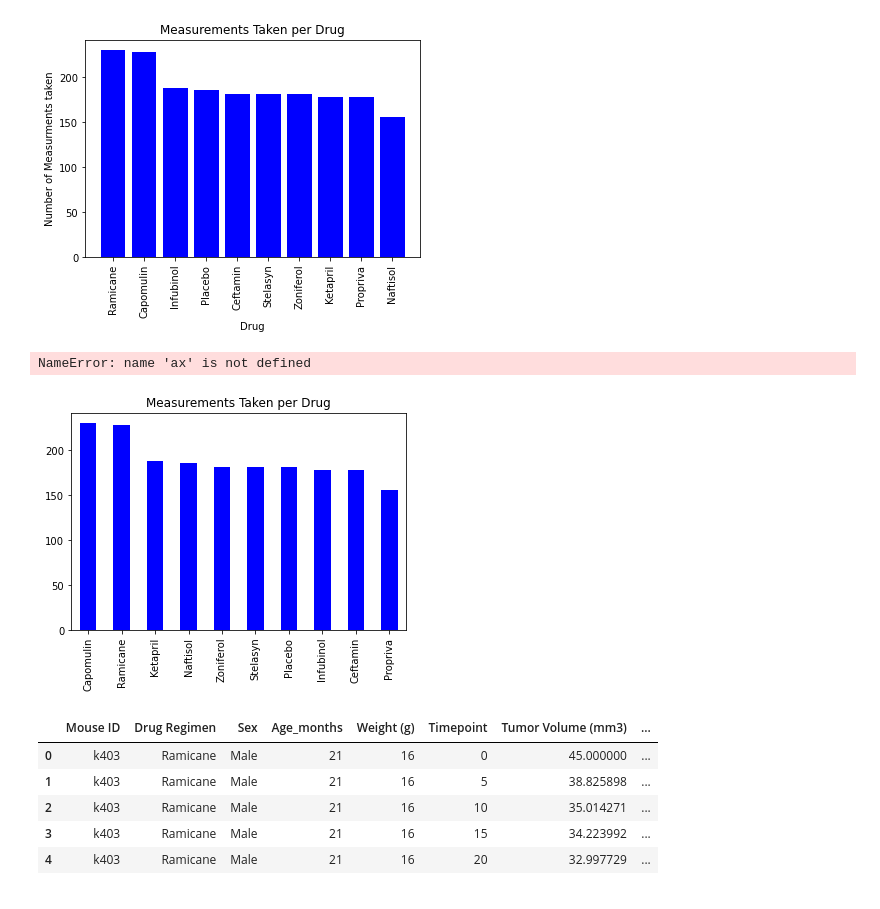
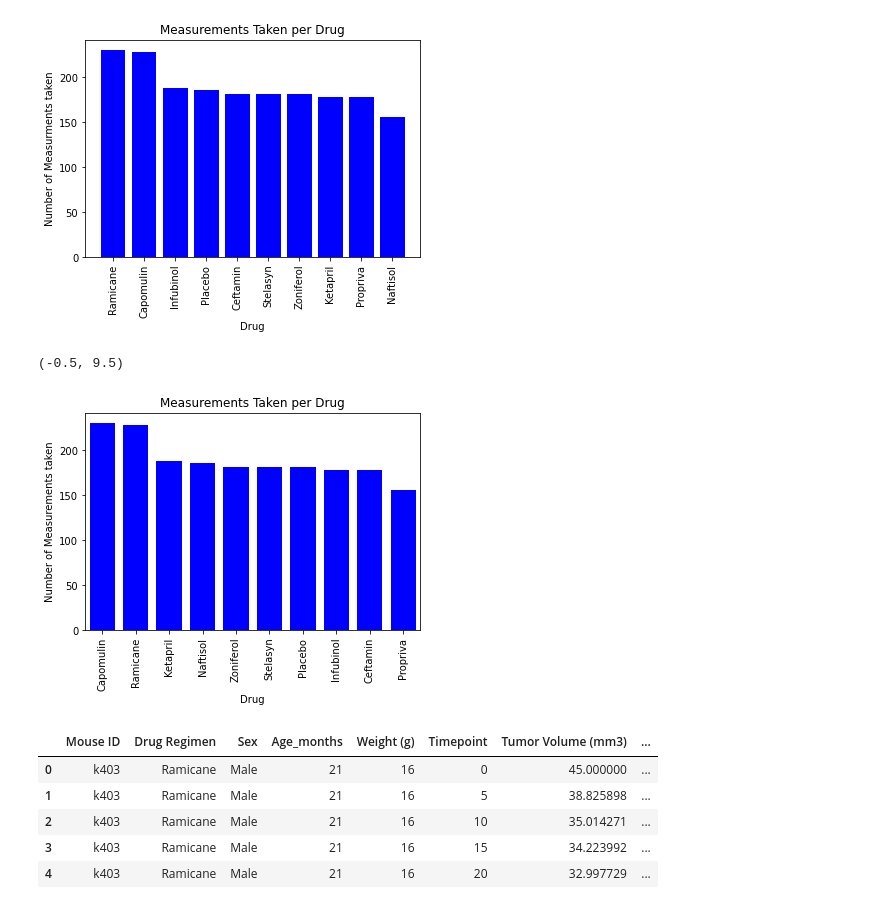
Before and after one commit to mattinglyjen/Matplotlib, a Jupyter notebook: Instructions/Pymaceuticals/pymaceuticals_starter.ipynb, the cells around one changed output. Drawn from its saved outputs; the diff is of its cells as text; code cells hidden in the pictures.

```diff
--- a/Instructions/Pymaceuticals/pymaceuticals_starter.ipynb
+++ b/Instructions/Pymaceuticals/pymaceuticals_starter.ipynb
@@ -150,12 +146,14 @@ plt.ylabel("Number of Measurments taken")
 Text(0, 0.5, 'Number of Measurments taken')
 [figure]
 # %%
-drug_counts.plot(kind="bar", facecolor="b", title="Measurements Taken per Drug")
-ax.set_ylabel("Number of Measurements taken")
-ax.set_xlabel("Drug")
+# create same table using pandas
+drug_panda_table=drug_counts.plot(kind="bar", facecolor="b", title="Measurements Taken per Drug", width=.75)
+drug_panda_table.set_ylabel("Number of Measurements taken")
+drug_panda_table.set_xlabel("Drug")
+drug_panda_table.set_xlim(-0.5, 9.5)
 # %% [output]
-NameError: name 'ax' is not defined
+(-0.5, 9.5)
-[figure, old version]
+[figure, new version]
 # %%
 # Generate a pie plot showing the distribution of female versus male mice using pandas
 
```
Also changed, not shown: parts of 8 cells of this notebook.
